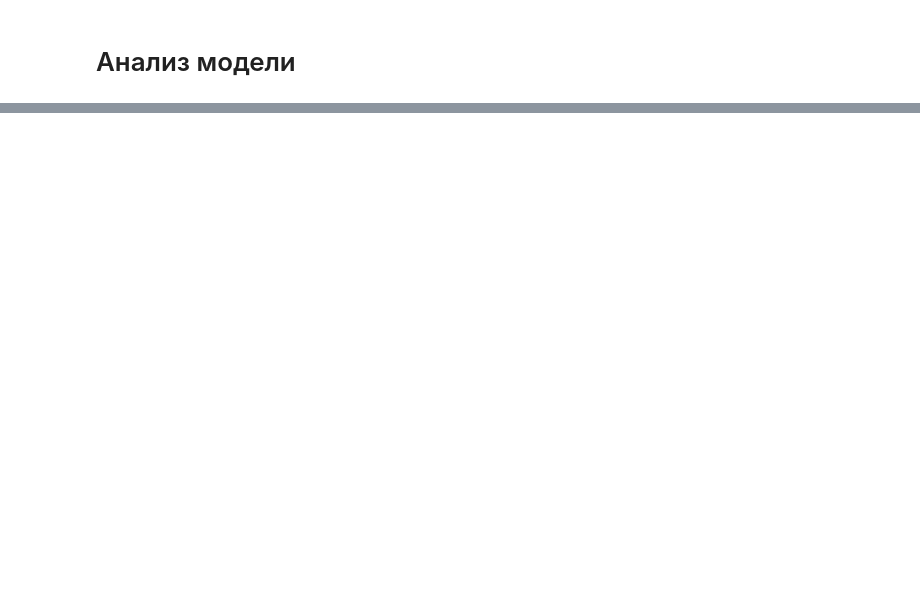
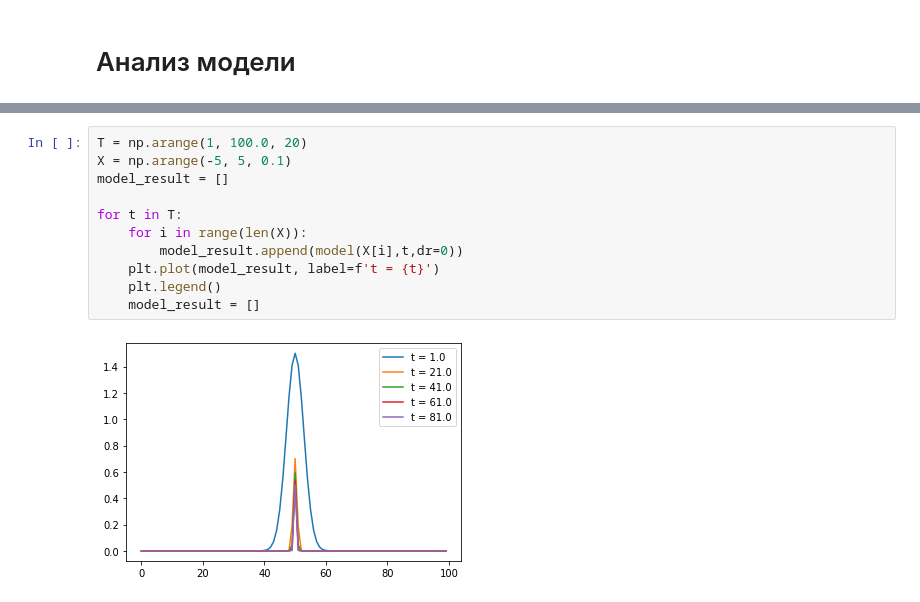
Before and after one commit to dep-810b-studs/computer-modelling, a Jupyter notebook: task_05-dreif_diff_model.ipynb, the cells around one changed output, grey strips where cells are left out. Saved outputs shown, nothing was run; the diff lists cells and outputs as text; blank space fills up the shorter version.

```diff
--- a/task_05-dreif_diff_model.ipynb
+++ b/task_05-dreif_diff_model.ipynb
@@ -98,0 +114,13 @@ plt.show()
+# %%
+T = np.arange(1, 100.0, 20)
+X = np.arange(-5, 5, 0.1)
+model_result = []
+
+for t in T:
+    for i in range(len(X)):
+        model_result.append(model(X[i],t,dr=0))
+    plt.plot(model_result, label=f't = {t}')
+    plt.legend()
+    model_result = []
+# %% [output]
+[figure, added]
```
Also changed, not shown: parts of 10 cells of this notebook.
